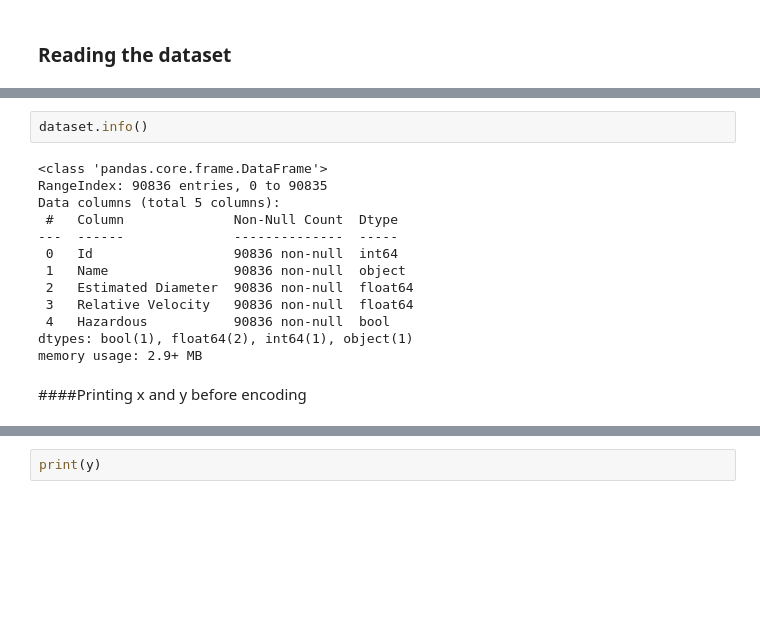
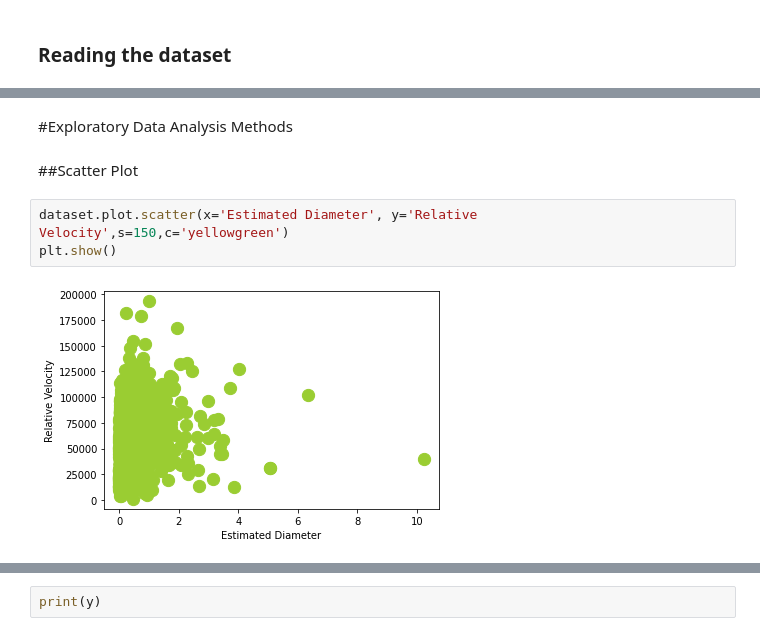
Before and after one commit to MiitaliGupta/AstronomicalPredictionModel, a Jupyter notebook: Naive Bayes(CAC1).ipynb, the cells around one changed output, grey strips where cells are left out. Cells and saved outputs as stored; diff of their text form; blank space fills up the shorter version.

```diff
--- a/Naive Bayes(CAC1).ipynb
+++ b/Naive Bayes(CAC1).ipynb
@@ -34,17 +34,9 @@ dataset
-# %%
-dataset.info()
-# %% [output]
-<class 'pandas.core.frame.DataFrame'>
-RangeIndex: 90836 entries, 0 to 90835
-Data columns (total 5 columns):
- #   Column              Non-Null Count  Dtype
----  ------              --------------  -----
- 0   Id                  90836 non-null  int64
- 1   Name                90836 non-null  object
- 2   Estimated Diameter  90836 non-null  float64
- 3   Relative Velocity   90836 non-null  float64
- 4   Hazardous           90836 non-null  bool
-dtypes: bool(1), float64(2), int64(1), object(1)
-memory usage: 2.9+ MB
-# %% [markdown]
-####Printing x and y before encoding
+# %% [markdown]
+#Exploratory Data Analysis Methods
+# %% [markdown]
+##Scatter Plot
+# %%
+dataset.plot.scatter(x='Estimated Diameter', y='Relative Velocity',s=150,c='yellowgreen')
+plt.show()
+# %% [output]
+[figure, added]
```
Also changed, not shown: parts of 59 cells of this notebook.
